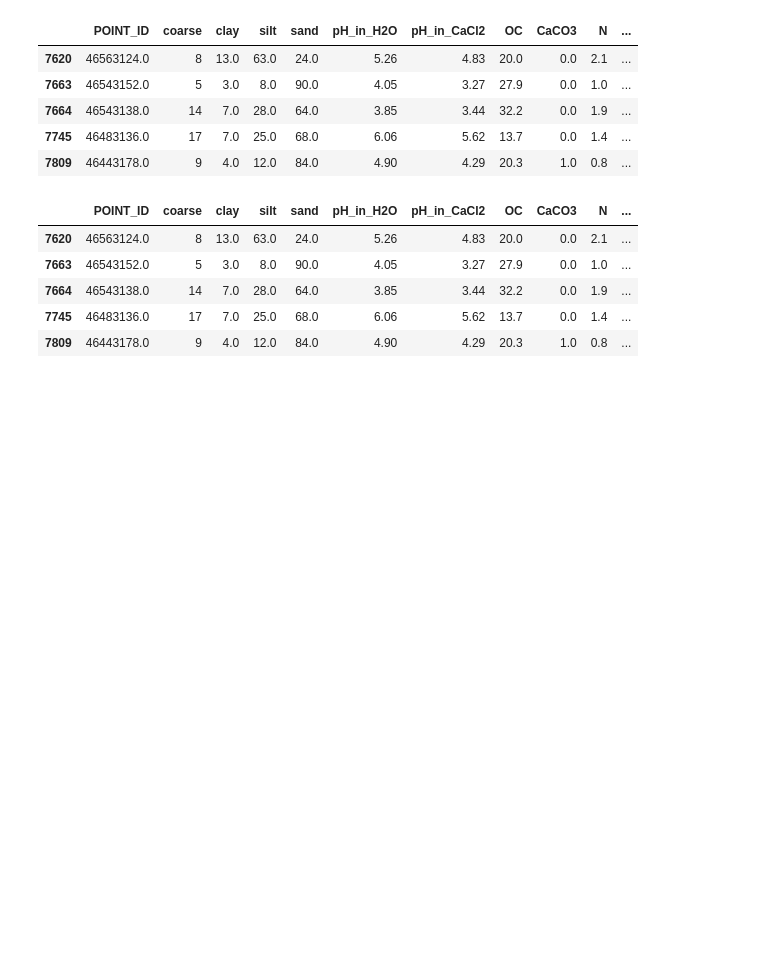
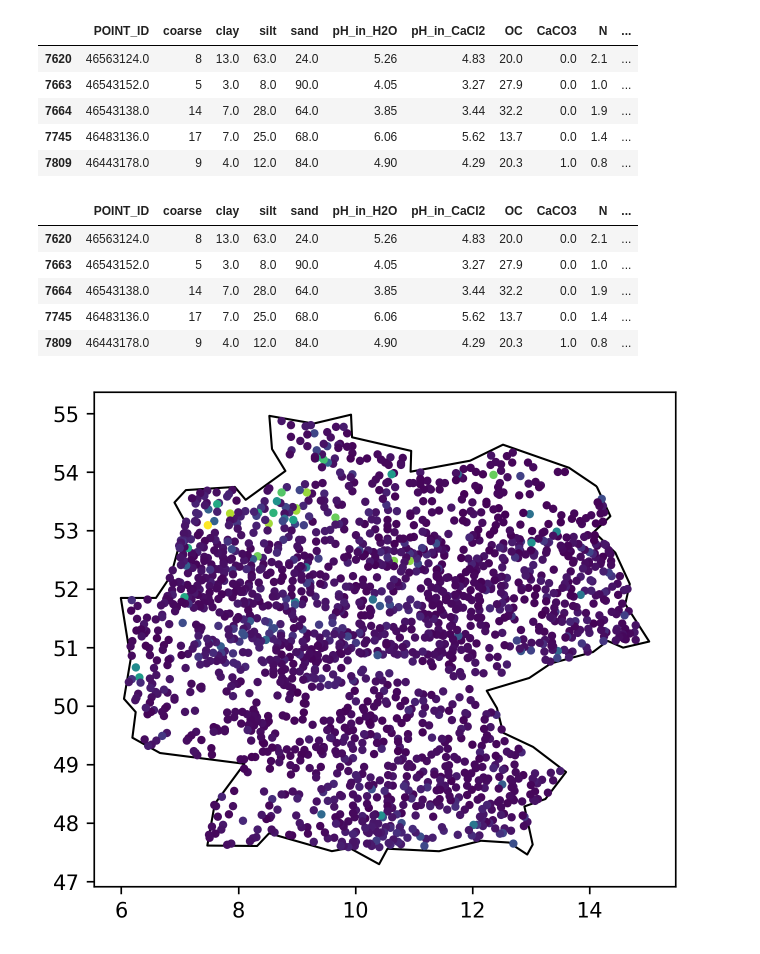
Before and after one commit to ppiont/cnn-soc-wagga, a Jupyter notebook: data_visualization.ipynb, the cells around one changed output. Drawn from its saved outputs; the diff is of its cells as text; code cells hidden in the pictures; blank space fills up the shorter version.

```diff
--- a/data_visualization.ipynb
+++ b/data_visualization.ipynb
@@ -44,11 +44,18 @@ gdf.head()
 | 7664 | 46543138.0 | 14 | 7.0 | 28.0 | 64.0 | 3.85 | 3.44 | 32.2 | 0.0 | 1.9 | ... |
 | 7745 | 46483136.0 | 17 | 7.0 | 25.0 | 68.0 | 6.06 | 5.62 | 13.7 | 0.0 | 1.4 | ... |
 | 7809 | 46443178.0 | 9 | 4.0 | 12.0 | 84.0 | 4.90 | 4.29 | 20.3 | 1.0 | 0.8 | ... |
+# %%
+world = gpd.read_file(gpd.datasets.get_path('naturalearth_lowres'))
 # %%
+import matplotlib.pyplot as plt
+plt.rcParams["figure.figsize"] = [5,5]
+plt.rcParams["figure.dpi"] = 300
 # We restrict to Germany
 ax = world[world.name == "Germany"].plot(
     color='white', edgecolor='black')
 
 # We can now plot our ``GeoDataFrame``.
-targets.plot(ax=ax, marker = '.', column = "OC")
+gdf.plot(ax=ax, marker = '.', column = "OC")
 plt.show()
+# %% [output]
+[figure, added]
```
Also changed, not shown: parts of 8 cells of this notebook.
